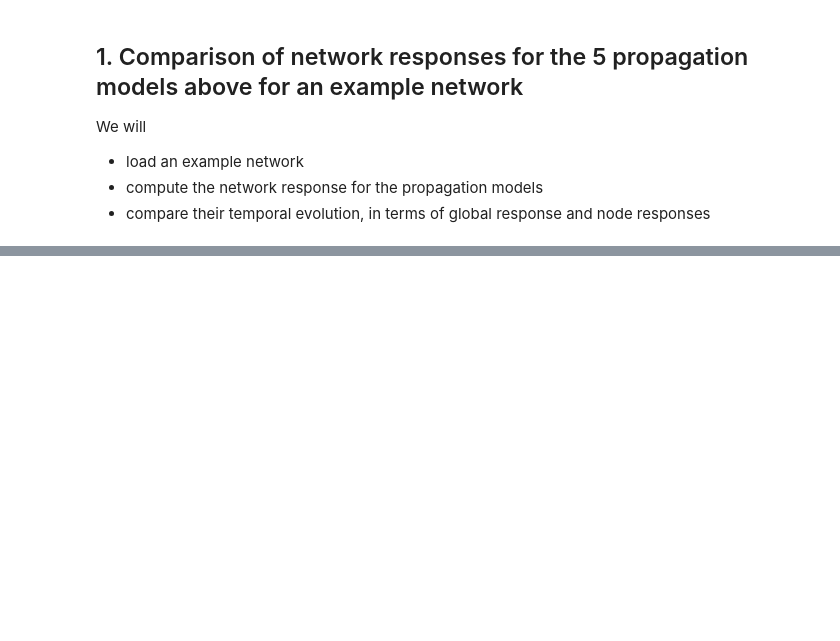
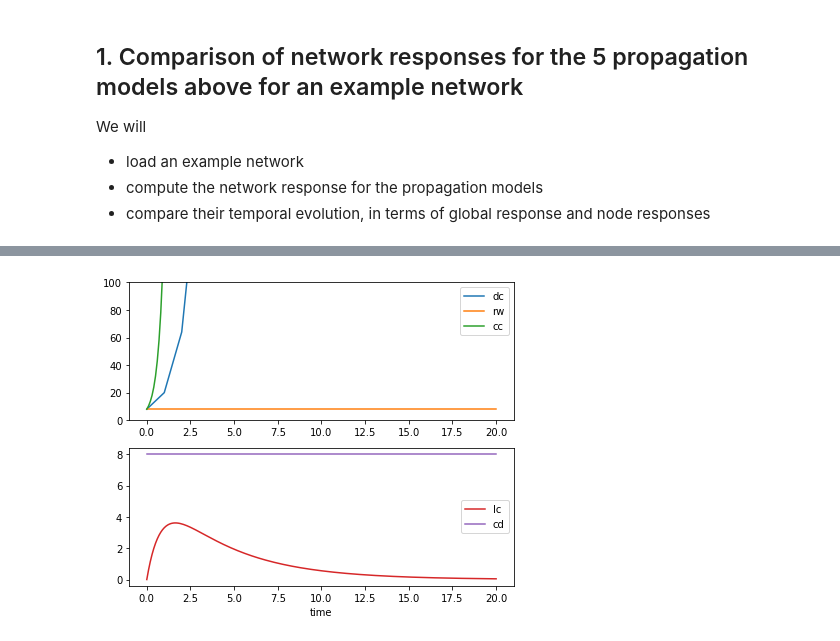
Before and after one commit to mb-BCA/SiReNetA_Tutorials, a Jupyter notebook: Tutorial_Notebooks/3_Basics_CanonModels.ipynb, the cells around one changed output, grey strips where cells are left out. Saved outputs shown, nothing was run; the diff lists cells and outputs as text; code cells hidden in the pictures; blank space fills up the shorter version.

```diff
--- a/Tutorial_Notebooks/3_Basics_CanonModels.ipynb
+++ b/Tutorial_Notebooks/3_Basics_CanonModels.ipynb
@@ -109,15 +124,18 @@ for t in td:
 # %%
-plt.figure()
+plt.figure(figsize=[6,5])
 plt.subplot(211)
 for i in range(0,3):
-    plt.plot(ts[i], sna.GlobalResponse(rs[i]), label=labels[i])
+    plt.plot(ts[i], sna.GlobalResponse(rs[i]), color=cols[i], label=labels[i])
 plt.axis(ymin=0, ymax=100)
 plt.legend(fontsize=10)
 plt.subplot(212)
 for i in range(3,5):
-    plt.plot(ts[i], sna.GlobalResponse(rs[i]), label=labels[i])
+    plt.plot(ts[i], sna.GlobalResponse(rs[i]), color=cols[i], label=labels[i])
+plt.xlabel('time')
 plt.legend(fontsize=10)
-plt.show()
+plt.tight_layout()
+# %% [output]
+[figure, added]
 # %%
 # calculate the node responses
 inrs = []
```
Also changed, not shown: parts of 10 cells of this notebook, 1 other file.
